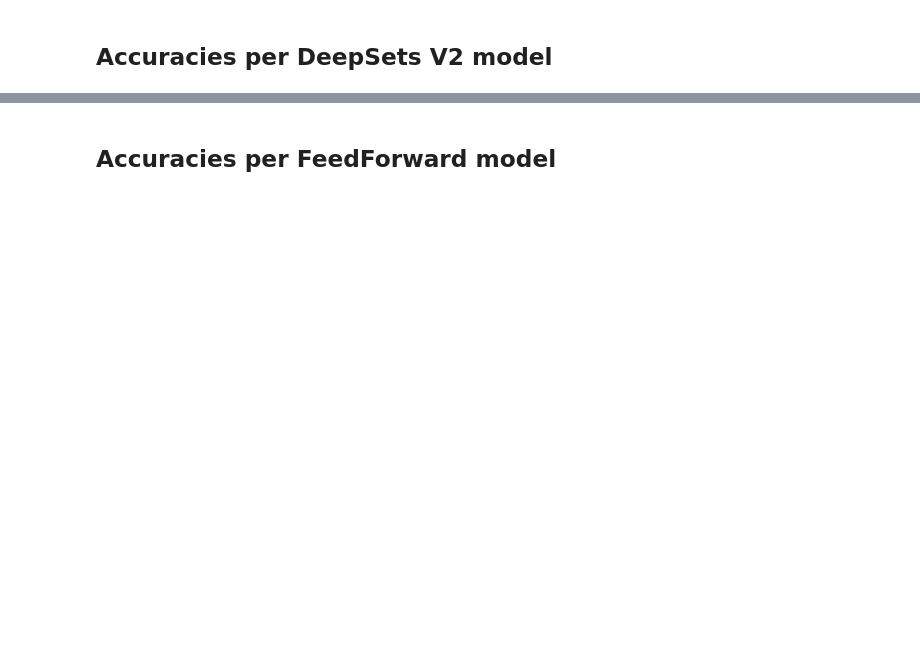
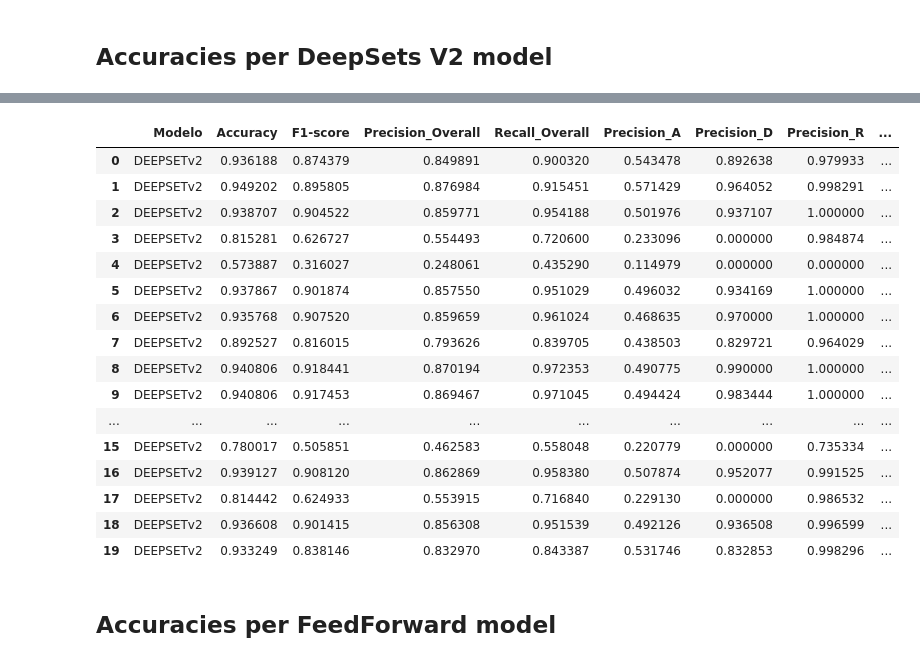
Before and after one commit to FranciscoMorenoB/TFG-XAI-CONCURRENCIA, a Jupyter notebook: Notebooks-Modificados/1st filter - 25% subset.ipynb, the cells around one changed output, grey strips where cells are left out. Saved outputs shown, nothing was run; the diff lists cells and outputs as text; code cells hidden in the pictures; blank space fills up the shorter version.

```diff
--- a/Notebooks-Modificados/1st filter - 25% subset.ipynb
+++ b/Notebooks-Modificados/1st filter - 25% subset.ipynb
@@ -590,6 +641,24 @@ get_stats_per_model(deepsetv2_accuracies, ['DeepSet(sum at start) #' + str(i) fo
 | Sample count | 2382 | 577 | 571 | 648 | 586 |
 # %%
-get_stats_per_model_multiclass(deepsetv2_accuracies, deepsetv2_precisions, deepsetv2_recalls, deepsetv2_f1s, "DEEPSETv2")
+get_stats_per_model_multiclass(deepsetv2_accuracies, deepsetv2_precisions, deepsetv2_recalls, deepsetv2_f1Scores, "DEEPSETv2")
+# %% [output]
+|  | Modelo | Accuracy | F1-score | Precision_Overall | Recall_Overall | Precision_A | Precision_D | Precision_R | ... |
+| 0 | DEEPSETv2 | 0.936188 | 0.874379 | 0.849891 | 0.900320 | 0.543478 | 0.892638 | 0.979933 | ... |
+| 1 | DEEPSETv2 | 0.949202 | 0.895805 | 0.876984 | 0.915451 | 0.571429 | 0.964052 | 0.998291 | ... |
+| 2 | DEEPSETv2 | 0.938707 | 0.904522 | 0.859771 | 0.954188 | 0.501976 | 0.937107 | 1.000000 | ... |
+| 3 | DEEPSETv2 | 0.815281 | 0.626727 | 0.554493 | 0.720600 | 0.233096 | 0.000000 | 0.984874 | ... |
+| 4 | DEEPSETv2 | 0.573887 | 0.316027 | 0.248061 | 0.435290 | 0.114979 | 0.000000 | 0.000000 | ... |
+| 5 | DEEPSETv2 | 0.937867 | 0.901874 | 0.857550 | 0.951029 | 0.496032 | 0.934169 | 1.000000 | ... |
+| 6 | DEEPSETv2 | 0.935768 | 0.907520 | 0.859659 | 0.961024 | 0.468635 | 0.970000 | 1.000000 | ... |
+| 7 | DEEPSETv2 | 0.892527 | 0.816015 | 0.793626 | 0.839705 | 0.438503 | 0.829721 | 0.964029 | ... |
+| 8 | DEEPSETv2 | 0.940806 | 0.918441 | 0.870194 | 0.972353 | 0.490775 | 0.990000 | 1.000000 | ... |
+| 9 | DEEPSETv2 | 0.940806 | 0.917453 | 0.869467 | 0.971045 | 0.494424 | 0.983444 | 1.000000 | ... |
+| ... | ... | ... | ... | ... | ... | ... | ... | ... | ... |
+| 15 | DEEPSETv2 | 0.780017 | 0.505851 | 0.462583 | 0.558048 | 0.220779 | 0.000000 | 0.735334 | ... |
+| 16 | DEEPSETv2 | 0.939127 | 0.908120 | 0.862869 | 0.958380 | 0.507874 | 0.952077 | 0.991525 | ... |
+| 17 | DEEPSETv2 | 0.814442 | 0.624933 | 0.553915 | 0.716840 | 0.229130 | 0.000000 | 0.986532 | ... |
+| 18 | DEEPSETv2 | 0.936608 | 0.901415 | 0.856308 | 0.951539 | 0.492126 | 0.936508 | 0.996599 | ... |
+| 19 | DEEPSETv2 | 0.933249 | 0.838146 | 0.832970 | 0.843387 | 0.531746 | 0.832853 | 0.998296 | ... |
 # %% [markdown]
 ## Accuracies per FeedForward model
 # %%
```
Also changed, not shown: parts of 31 cells of this notebook, 20 other files.
